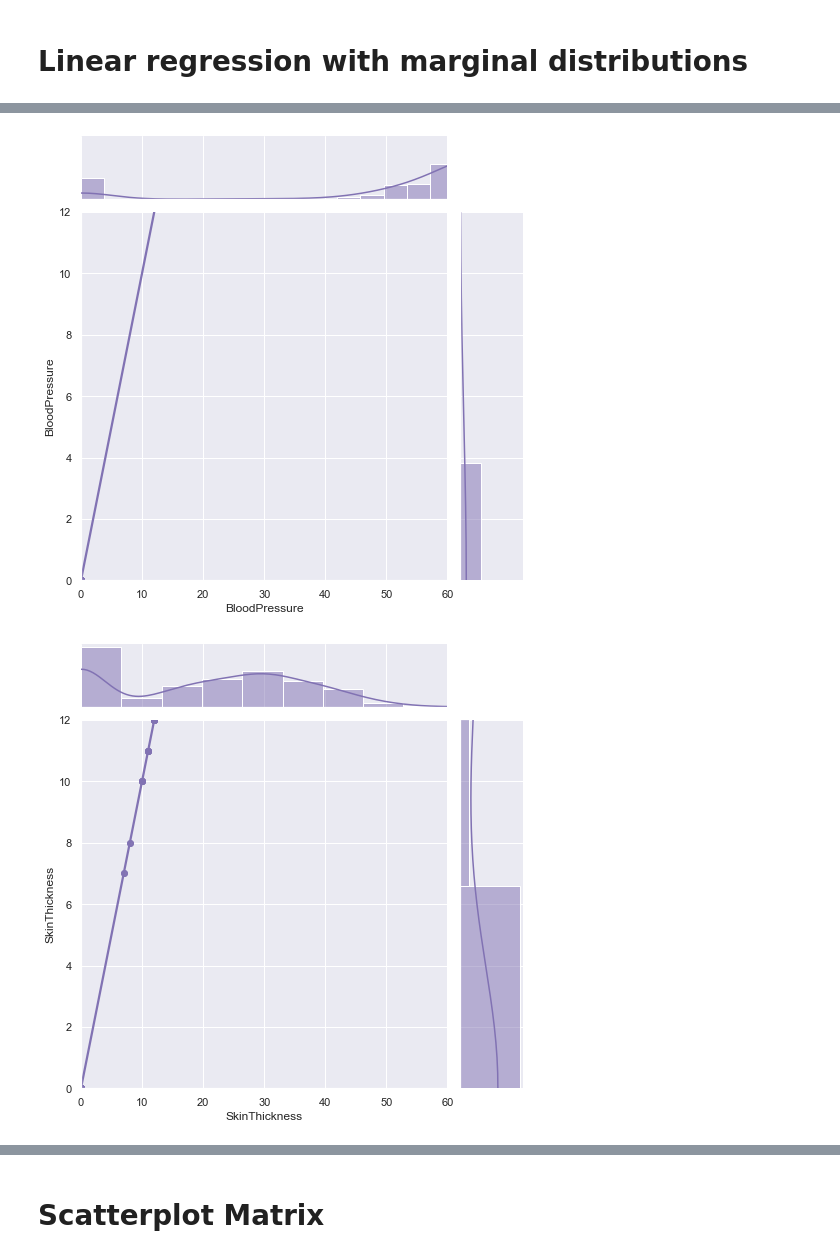
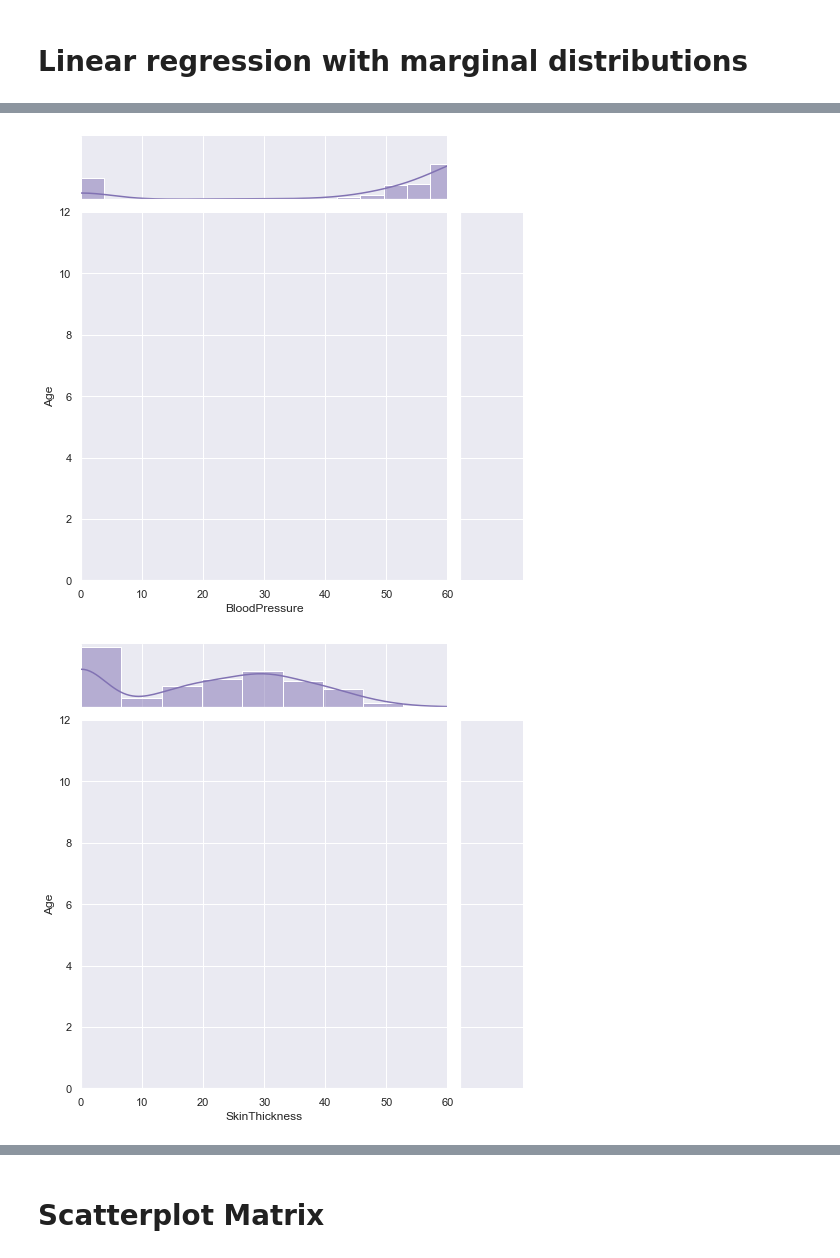
Before and after one commit to Ajay-Satish-01/Diabetes-IV-viz, a Jupyter notebook: diabetesprediction.ipynb, the cells around one changed output, grey strips where cells are left out. Drawn from its saved outputs; the diff is of its cells as text; code cells hidden in the pictures.

```diff
--- a/diabetesprediction.ipynb
+++ b/diabetesprediction.ipynb
@@ -269,7 +269,7 @@ num=['Pregnancies', 'Glucose', 'BloodPressure', 'SkinThickness', 'Insulin',
        'BMI', 'DiabetesPedigreeFunction', 'Age']
 for column in num:
     sns.set_theme(style="darkgrid")
-    g = sns.jointplot(x=df[column], y=df[column], data=df,
+    g = sns.jointplot(x=df[column], y=df['Age'], data=df,
                   kind="reg", truncate=False,
                   xlim=(0, 60), ylim=(0, 12),
                   color="m", height=7)
@@ -279,2 +279,2 @@ for column in num:
-[figure, old version]
+[figure, new version]
-[figure, old version]
+[figure, new version]
```
Also changed, not shown: parts of 1 cell of this notebook.
